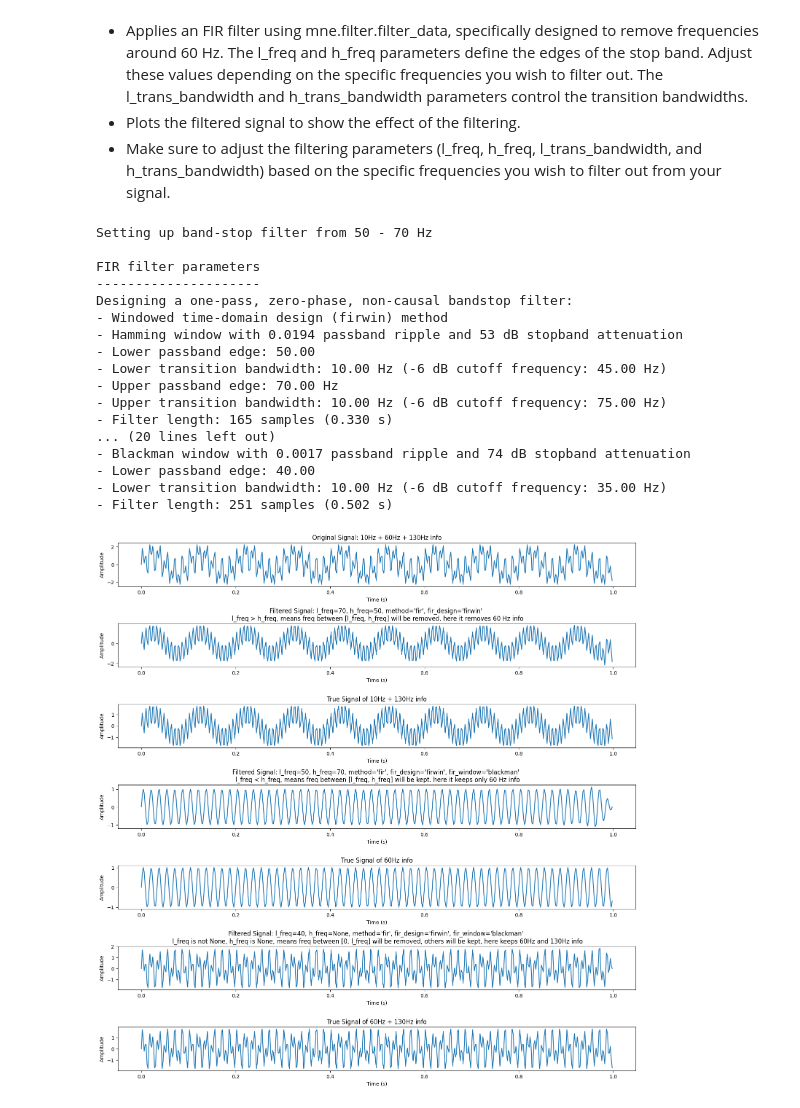
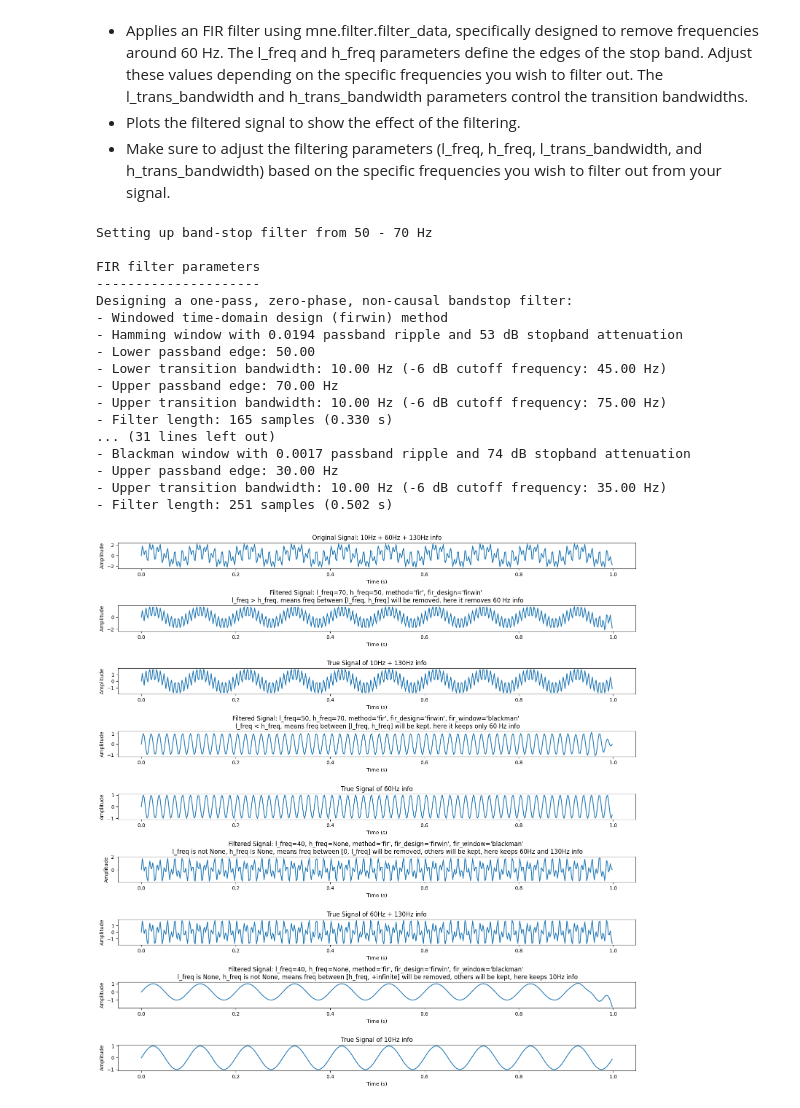
Before and after one commit to zhangfaen/python-pytorch-tips, a Jupyter notebook: mne.fir.test.ipynb, the cells around one changed output. Drawn from its saved outputs; the diff is of its cells as text; code cells hidden in the pictures.

```diff
--- a/mne.fir.test.ipynb
+++ b/mne.fir.test.ipynb
@@ -21,7 +21,7 @@ signal = np.sin(2 * np.pi * 10 * times) + np.sin(2 * np.pi * 60 * times) + np.si
 # Plot the original signal
 plt.figure(figsize=(15, 15))
 
-num_rows = 7
+num_rows = 9
 
 plt.subplot(num_rows, 1, 1)
 plt.plot(times, signal)
@@ -72,34 +72,50 @@ filtered_signal = mne.filter.filter_data(signal, sfreq=fs, l_freq=40, h_freq=Non
 plt.subplot(num_rows, 1, 6)
 plt.plot(times, filtered_signal)
 plt.title("Filtered Signal: l_freq=40, h_freq=None, method='fir', fir_design='firwin', fir_window='blackman' \n l_freq is not None, h_freq is None, means freq between [0, l_freq] will be removed, others will be kept, here keeps 60Hz and 130Hz info")
 plt.xlabel('Time (s)')
 plt.ylabel('Amplitude')
 plt.tight_layout()
 
 true_signal = np.sin(2 * np.pi * 60 * times) + np.sin(2 * np.pi * 130 * times)
 plt.subplot(num_rows, 1, 7)
 plt.plot(times, true_signal)
 plt.title('True Signal of 60Hz + 130Hz info')
 plt.xlabel('Time (s)')
 plt.ylabel('Amplitude')
 
+filtered_signal = mne.filter.filter_data(signal, sfreq=fs, l_freq=None, h_freq=30, method='fir', fir_design='firwin', fir_window='blackman', l_trans_bandwidth=10, h_trans_bandwidth=10, phase='zero')
+# Plot the filtered signal
+plt.subplot(num_rows, 1, 8)
+plt.plot(times, filtered_signal)
+plt.title("Filtered Signal: l_freq=40, h_freq=None, method='fir', fir_design='firwin', fir_window='blackman' \n l_freq is None, h_freq is not None, means freq between [h_freq, +infinite] will be removed, others will be kept, here keeps 10Hz info")
+plt.xlabel('Time (s)')
+plt.ylabel('Amplitude')
+plt.tight_layout()
+
+true_signal = np.sin(2 * np.pi * 10 * times)
+plt.subplot(num_rows, 1, 9)
+plt.plot(times, true_signal)
+plt.title('True Signal of 10Hz info')
+plt.xlabel('Time (s)')
+plt.ylabel('Amplitude')
+
 plt.show()
 # %% [output]
 Setting up band-stop filter from 50 - 70 Hz
 
 FIR filter parameters
 ---------------------
 Designing a one-pass, zero-phase, non-causal bandstop filter:
 - Windowed time-domain design (firwin) method
 - Hamming window with 0.0194 passband ripple and 53 dB stopband attenuation
 - Lower passband edge: 50.00
 - Lower transition bandwidth: 10.00 Hz (-6 dB cutoff frequency: 45.00 Hz)
 - Upper passband edge: 70.00 Hz
 - Upper transition bandwidth: 10.00 Hz (-6 dB cutoff frequency: 75.00 Hz)
 - Filter length: 165 samples (0.330 s)
-... (20 lines left out)
+... (31 lines left out)
 - Blackman window with 0.0017 passband ripple and 74 dB stopband attenuation
-- Lower passband edge: 40.00
-- Lower transition bandwidth: 10.00 Hz (-6 dB cutoff frequency: 35.00 Hz)
+- Upper passband edge: 30.00 Hz
+- Upper transition bandwidth: 10.00 Hz (-6 dB cutoff frequency: 35.00 Hz)
 - Filter length: 251 samples (0.502 s)
-[figure, old version]
+[figure, new version]
```
